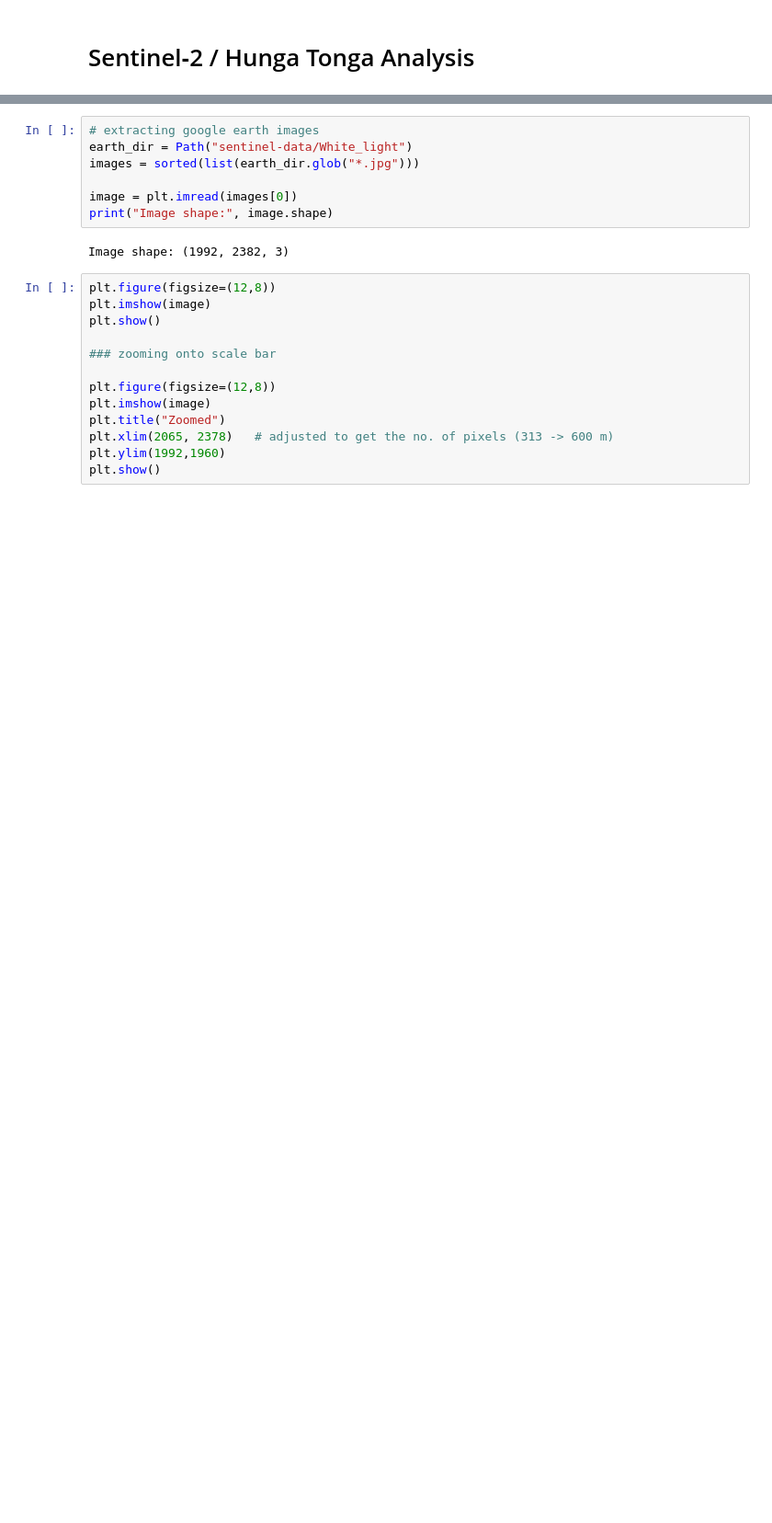
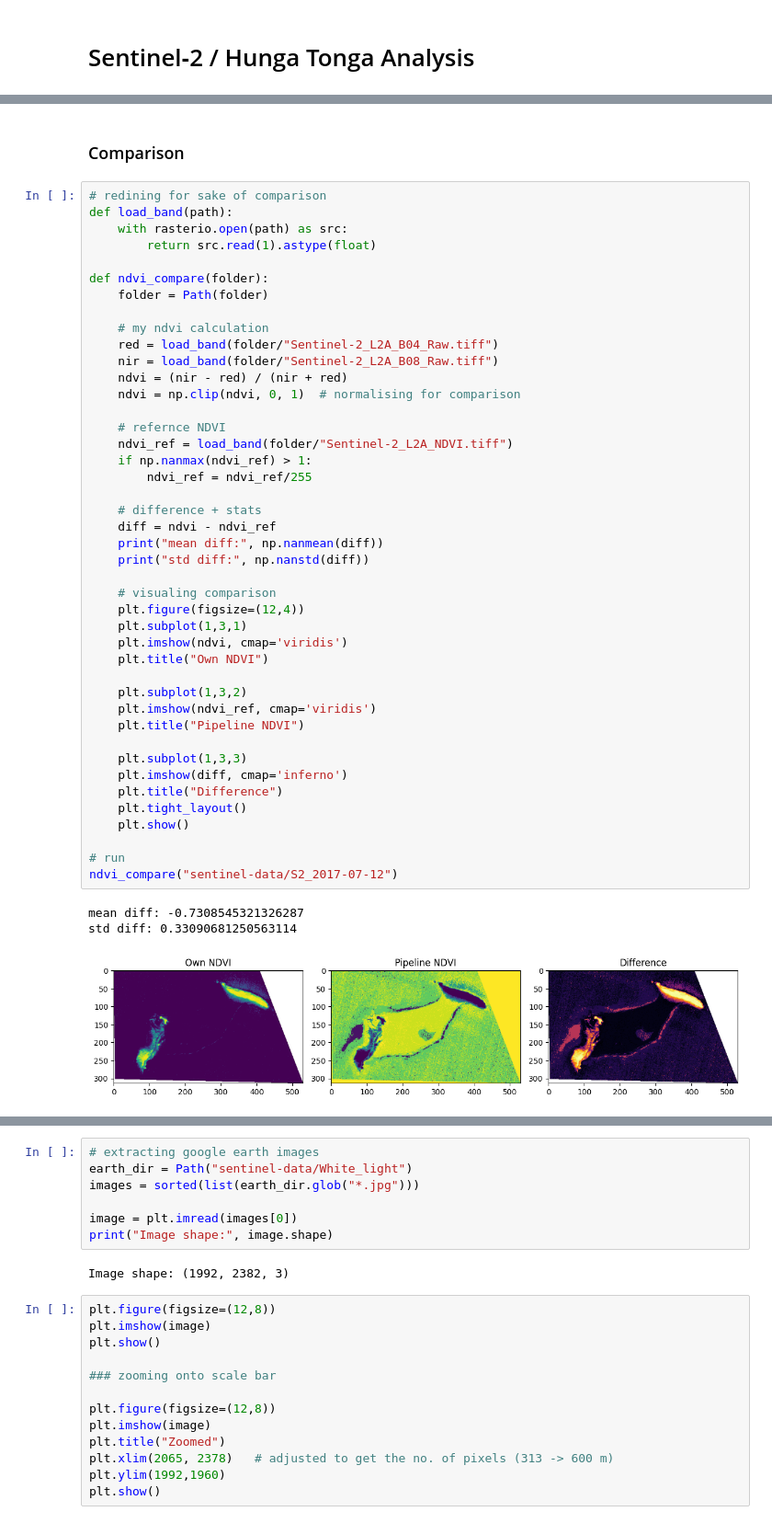
Before and after one commit to RachelOdunuga/optical-detectors-hst-sentinel, a Jupyter notebook: sentinel-assignment.ipynb, the cells around one changed output, grey strips where cells are left out. Shown at 92% size. Cells and saved outputs as stored; diff of their text form; blank space fills up the shorter version.

```diff
--- a/sentinel-assignment.ipynb
+++ b/sentinel-assignment.ipynb
@@ -10,0 +149,49 @@ import os
+# %% [markdown]
+### Comparison
+# %%
+# redining for sake of comparison
+def load_band(path):
+    with rasterio.open(path) as src:
+        return src.read(1).astype(float)
+
+def ndvi_compare(folder):
+    folder = Path(folder)
+
+    # my ndvi calculation
+    red = load_band(folder/"Sentinel-2_L2A_B04_Raw.tiff")
+    nir = load_band(folder/"Sentinel-2_L2A_B08_Raw.tiff")
+    ndvi = (nir - red) / (nir + red)
+    ndvi = np.clip(ndvi, 0, 1)  # normalising for comparison
+
+    # refernce NDVI
+    ndvi_ref = load_band(folder/"Sentinel-2_L2A_NDVI.tiff")
+    if np.nanmax(ndvi_ref) > 1:
+        ndvi_ref = ndvi_ref/255
+
+    # difference + stats
+    diff = ndvi - ndvi_ref
+    print("mean diff:", np.nanmean(diff))
+    print("std diff:", np.nanstd(diff))
+
+    # visualing comparison
+    plt.figure(figsize=(12,4))
+    plt.subplot(1,3,1)
+    plt.imshow(ndvi, cmap='viridis')
+    plt.title("Own NDVI")
+
+    plt.subplot(1,3,2)
+    plt.imshow(ndvi_ref, cmap='viridis')
+    plt.title("Pipeline NDVI")
+
+    plt.subplot(1,3,3)
+    plt.imshow(diff, cmap='inferno')
+    plt.title("Difference")
+    plt.tight_layout()
+    plt.show()
+
+# run
+ndvi_compare("sentinel-data/S2_2017-07-12")
+# %% [output]
+mean diff: -0.7308545321326287
+std diff: 0.33090681250563114
+[figure, added]
```
Also changed, not shown: parts of 14 cells of this notebook.
